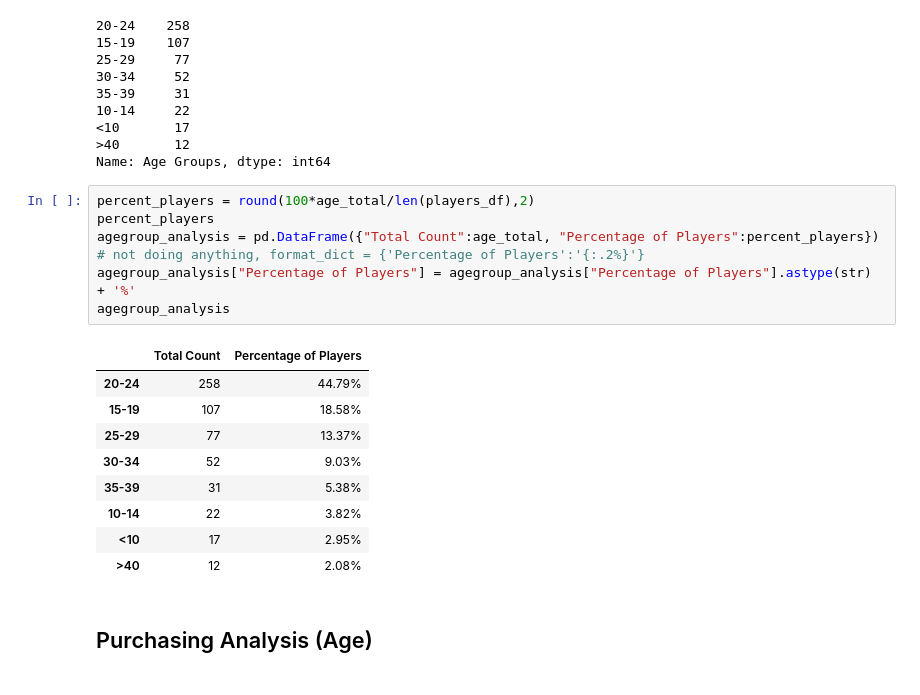
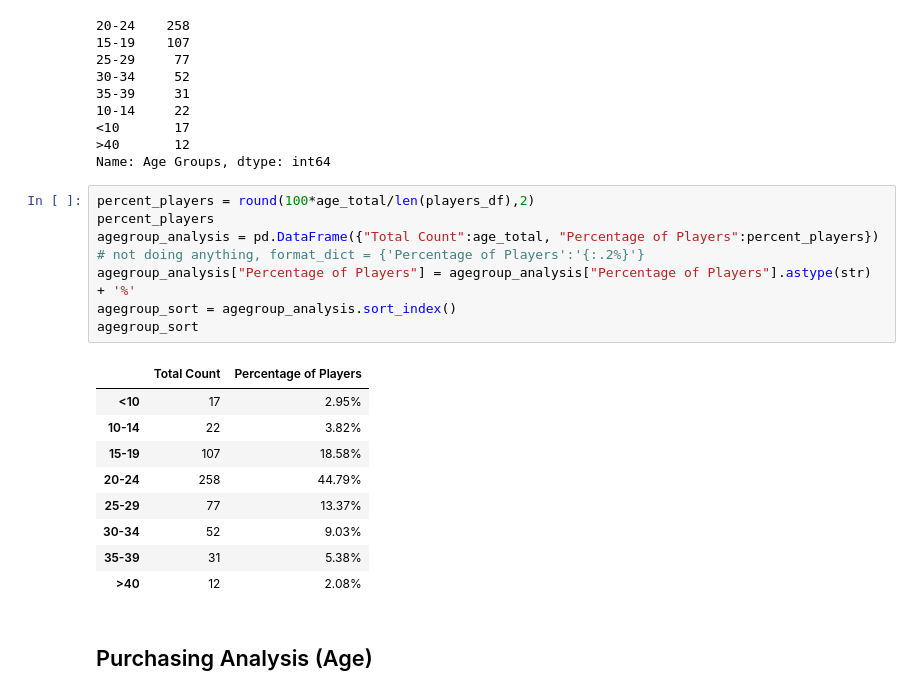
Before and after one commit to shuyijun2020/Pandas-Challenge1, a Jupyter notebook: HeroesofPymoli1.ipynb, the cells around one changed output. Saved outputs shown, nothing was run; the diff lists cells and outputs as text.

Commit message:
Modified sort

```diff
--- a/HeroesofPymoli1.ipynb
+++ b/HeroesofPymoli1.ipynb
@@ -202,19 +202,20 @@ Name: Age Groups, dtype: int64
 # %%
 percent_players = round(100*age_total/len(players_df),2)
 percent_players
 agegroup_analysis = pd.DataFrame({"Total Count":age_total, "Percentage of Players":percent_players})
 # not doing anything, format_dict = {'Percentage of Players':'{:.2%}'}
 agegroup_analysis["Percentage of Players"] = agegroup_analysis["Percentage of Players"].astype(str) + '%'
-agegroup_analysis
+agegroup_sort = agegroup_analysis.sort_index()
+agegroup_sort
 # %% [output]
 |  | Total Count | Percentage of Players |
+| <10 | 17 | 2.95% |
+| 10-14 | 22 | 3.82% |
+| 15-19 | 107 | 18.58% |
 | 20-24 | 258 | 44.79% |
-| 15-19 | 107 | 18.58% |
 | 25-29 | 77 | 13.37% |
 | 30-34 | 52 | 9.03% |
 | 35-39 | 31 | 5.38% |
-| 10-14 | 22 | 3.82% |
-| <10 | 17 | 2.95% |
 | >40 | 12 | 2.08% |
 # %% [markdown]
 ## Purchasing Analysis (Age)
```
